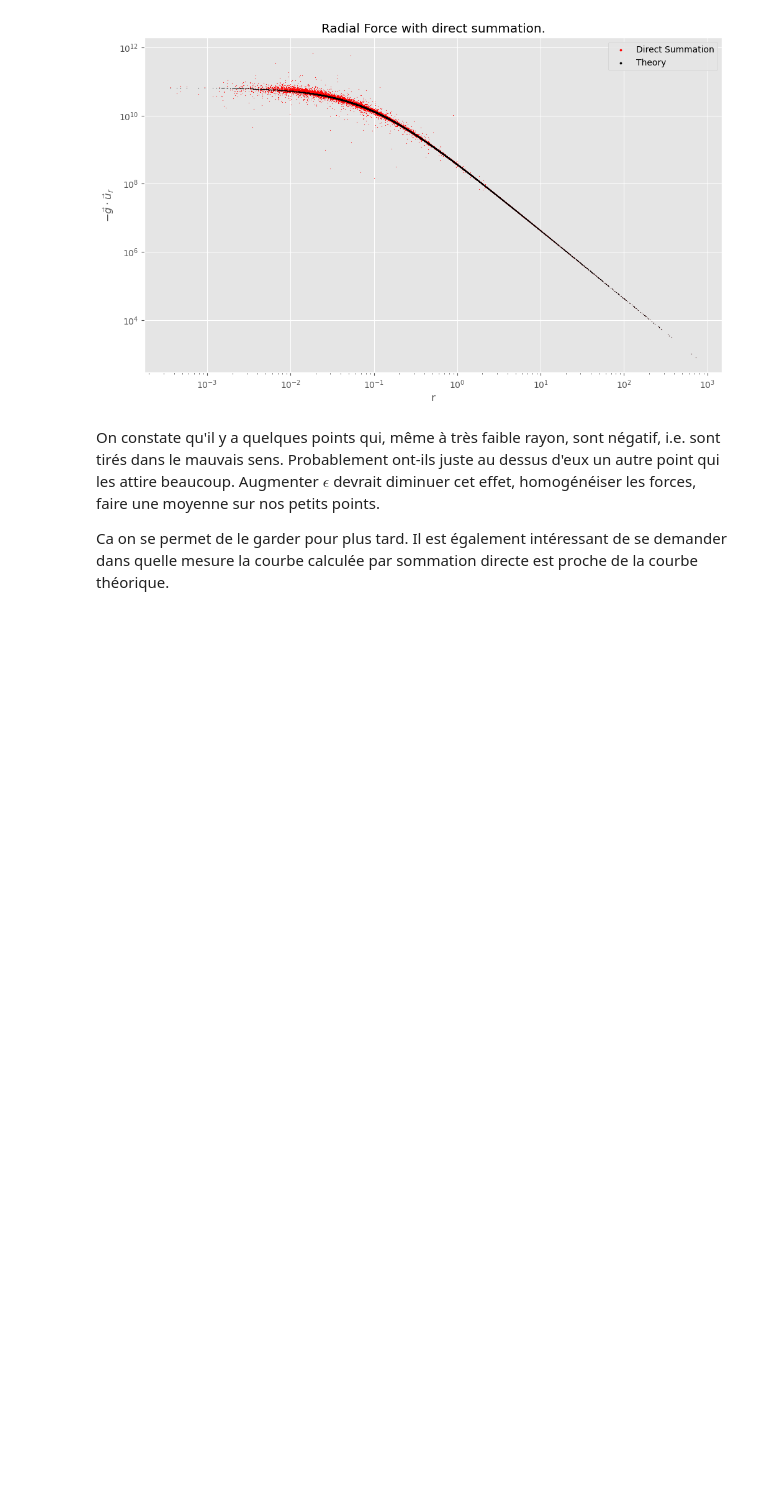
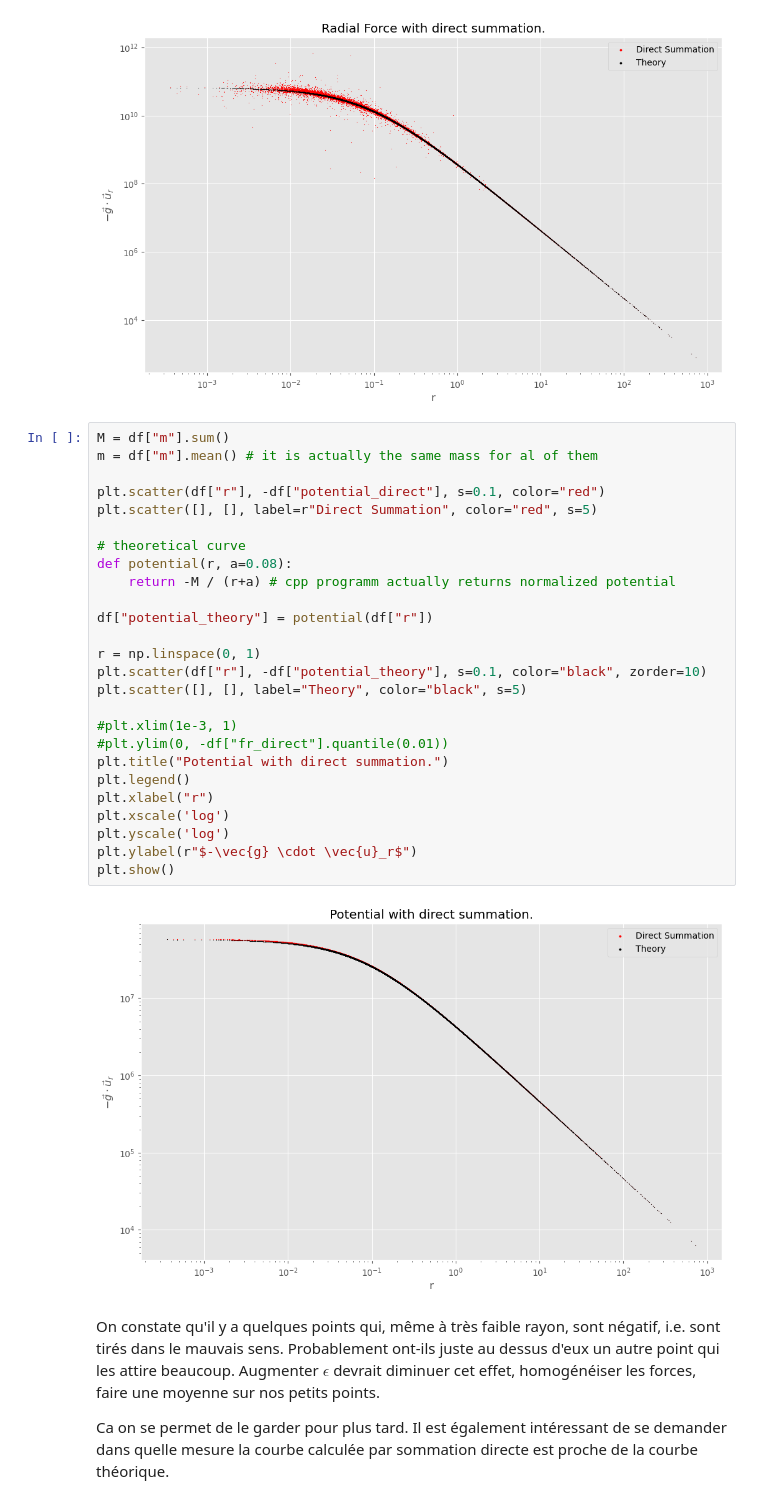
Before and after one commit to ProfesseurShadoko/compastro, a Jupyter notebook: scripts/main.ipynb, the cells around one changed output. Cells and saved outputs as stored; diff of their text form; blank space fills up the shorter version.

```diff
--- a/scripts/main.ipynb
+++ b/scripts/main.ipynb
@@ -463,6 +464,34 @@ plt.ylabel(r"$-\vec{g} \cdot \vec{u}_r$")
 plt.show()
 # %% [output]
 [figure]
+# %%
+M = df["m"].sum()
+m = df["m"].mean() # it is actually the same mass for al of them
+
+plt.scatter(df["r"], -df["potential_direct"], s=0.1, color="red")
+plt.scatter([], [], label=r"Direct Summation", color="red", s=5)
+
+# theoretical curve
+def potential(r, a=0.08):
+    return -M / (r+a) # cpp programm actually returns normalized potential
+
+df["potential_theory"] = potential(df["r"])
+
+r = np.linspace(0, 1)
+plt.scatter(df["r"], -df["potential_theory"], s=0.1, color="black", zorder=10)
+plt.scatter([], [], label="Theory", color="black", s=5)
+
+#plt.xlim(1e-3, 1)
+#plt.ylim(0, -df["fr_direct"].quantile(0.01))
+plt.title("Potential with direct summation.")
+plt.legend()
+plt.xlabel("r")
+plt.xscale('log')
+plt.yscale('log')
+plt.ylabel(r"$-\vec{g} \cdot \vec{u}_r$")
+plt.show()
+# %% [output]
+[figure, added]
 # %% [markdown]
 On constate qu'il y a quelques points qui, même à très faible rayon, sont négatif, i.e. sont tirés dans le mauvais sens. Probablement ont-ils juste au dessus d'eux un autre point qui les attire beaucoup. Augmenter $\epsilon$ devrait diminuer cet effet, homogénéiser les forces, faire une moyenne sur nos petits points.
 
```
Also changed, not shown: parts of 8 cells of this notebook, 1 other file.
